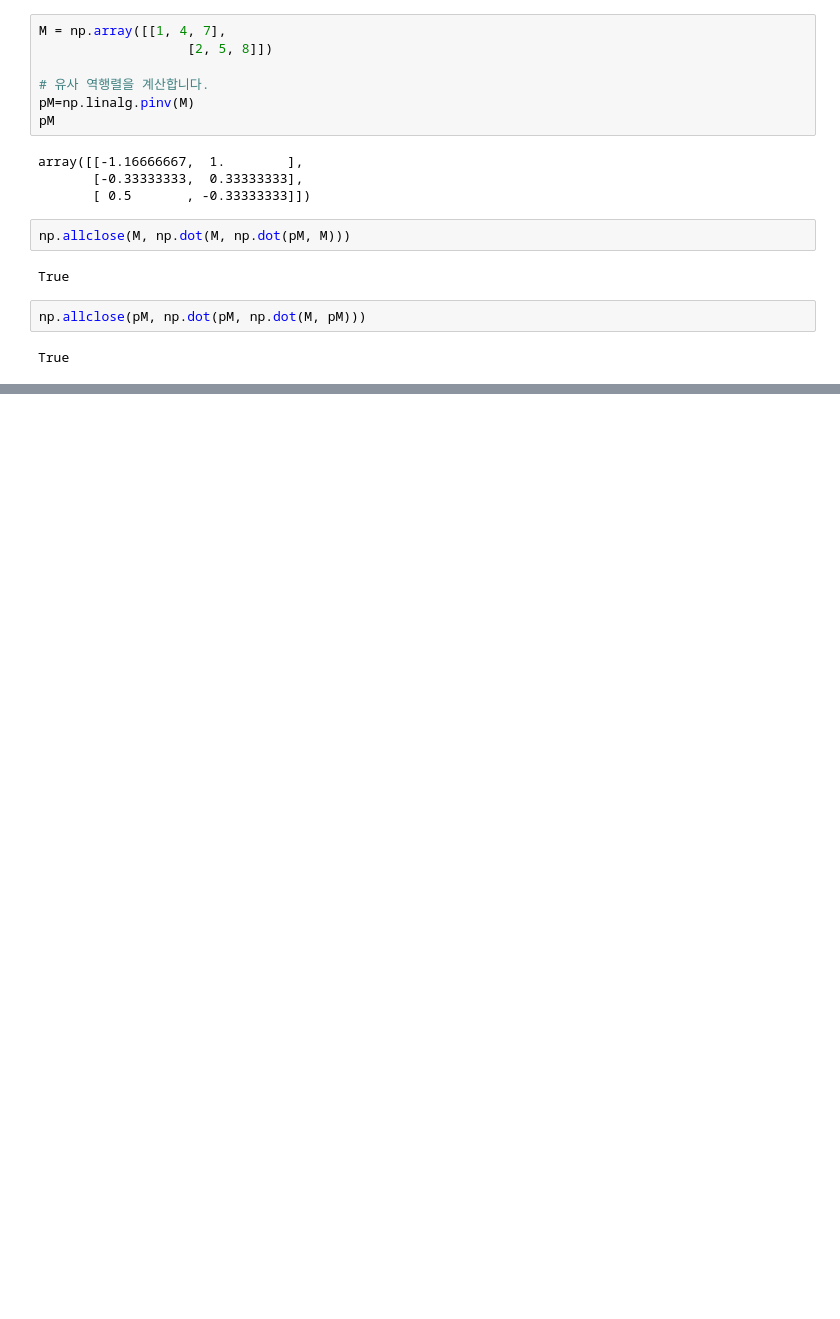
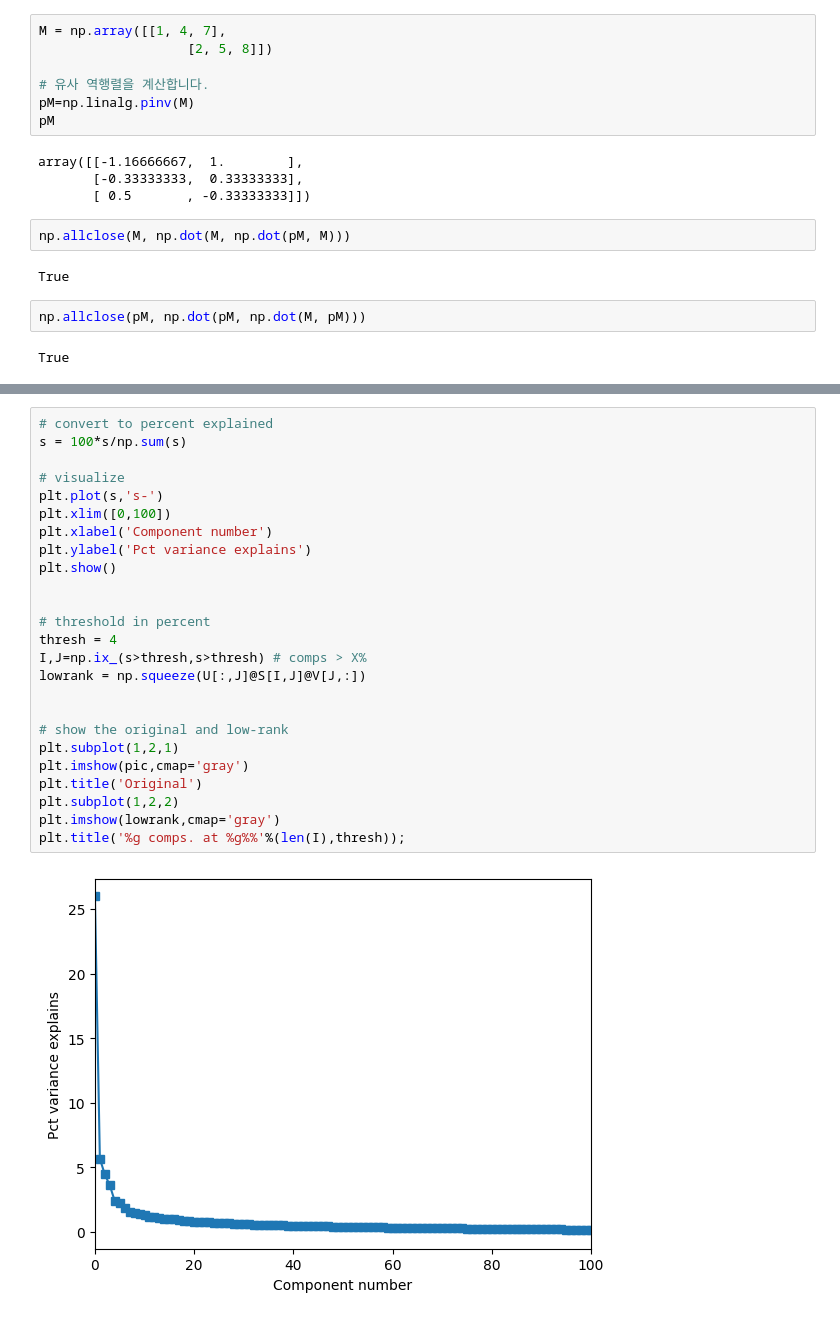
Before and after one commit to SLCFLAB/IBK2023, a Jupyter notebook: 01_Matrix_Computation.ipynb, the cells around one changed output, grey strips where cells are left out. Drawn from its saved outputs; the diff is of its cells as text; blank space fills up the shorter version.

```diff
--- a/01_Matrix_Computation.ipynb
+++ b/01_Matrix_Computation.ipynb
@@ -941,0 +976,27 @@ True
+# %%
+# convert to percent explained
+s = 100*s/np.sum(s)
+
+# visualize
+plt.plot(s,'s-')
+plt.xlim([0,100])
+plt.xlabel('Component number')
+plt.ylabel('Pct variance explains')
+plt.show()
+
+
+# threshold in percent
+thresh = 4
+I,J=np.ix_(s>thresh,s>thresh) # comps > X%
+lowrank = np.squeeze(U[:,J]@S[I,J]@V[J,:])
+
+
+# show the original and low-rank
+plt.subplot(1,2,1)
+plt.imshow(pic,cmap='gray')
+plt.title('Original')
+plt.subplot(1,2,2)
+plt.imshow(lowrank,cmap='gray')
+plt.title('%g comps. at %g%%'%(len(I),thresh));
+# %% [output]
+[figure, added]
```
Also changed, not shown: parts of 3 cells of this notebook.
